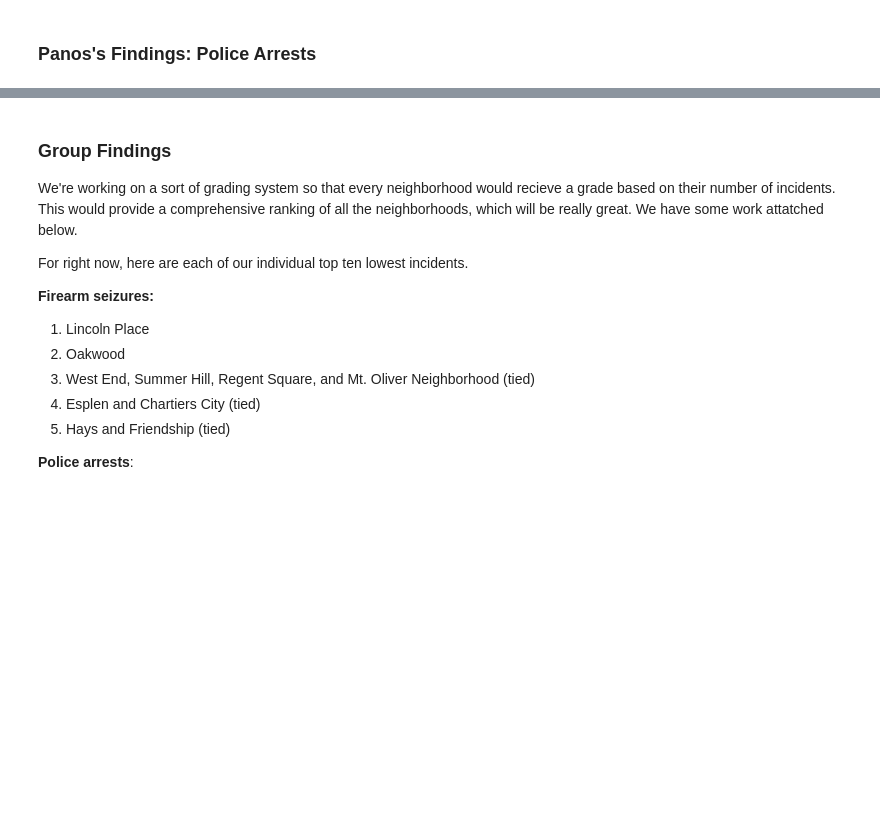
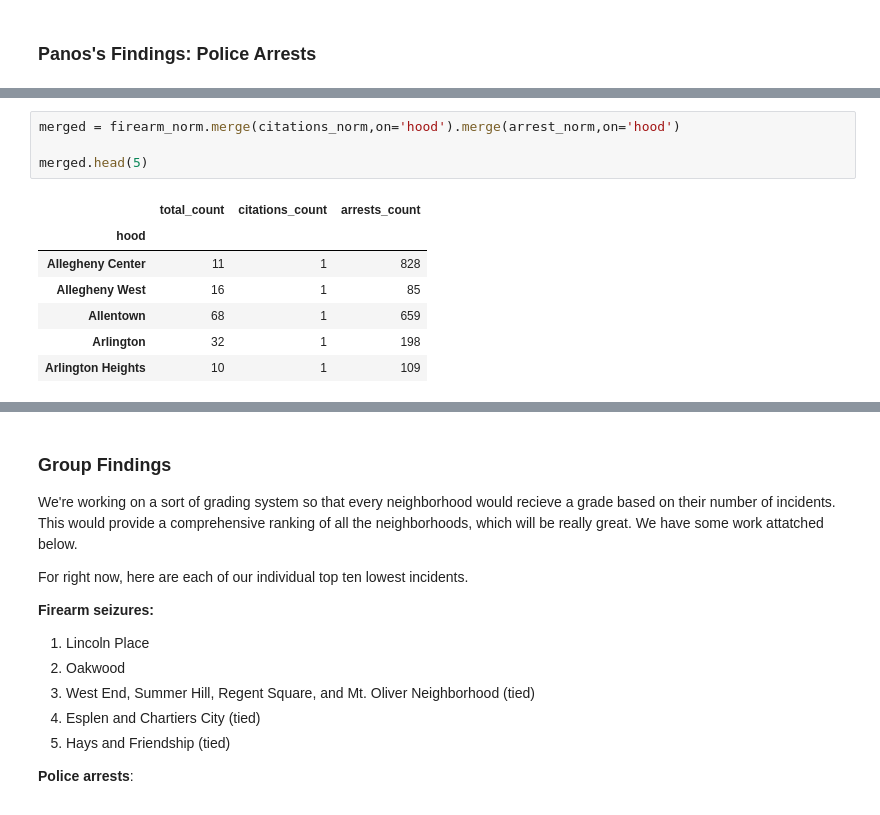
Before and after one commit to alexisgiobbi/bigideas-final, a Jupyter notebook: group-notebook.ipynb, the cells around one changed output, grey strips where cells are left out. Saved outputs shown, nothing was run; the diff lists cells and outputs as text; blank space fills up the shorter version.

```diff
--- a/group-notebook.ipynb
+++ b/group-notebook.ipynb
@@ -183,0 +158,12 @@ firstMerge.head(10)
+# %%
+merged = firearm_norm.merge(citations_norm,on='hood').merge(arrest_norm,on='hood')
+
+merged.head(5)
+# %% [output]
+|  | total_count | citations_count | arrests_count |
+| hood |  |  |  |
+| Allegheny Center | 11 | 1 | 828 |
+| Allegheny West | 16 | 1 | 85 |
+| Allentown | 68 | 1 | 659 |
+| Arlington | 32 | 1 | 198 |
+| Arlington Heights | 10 | 1 | 109 |
```
Also changed, not shown: parts of 15 cells of this notebook.
